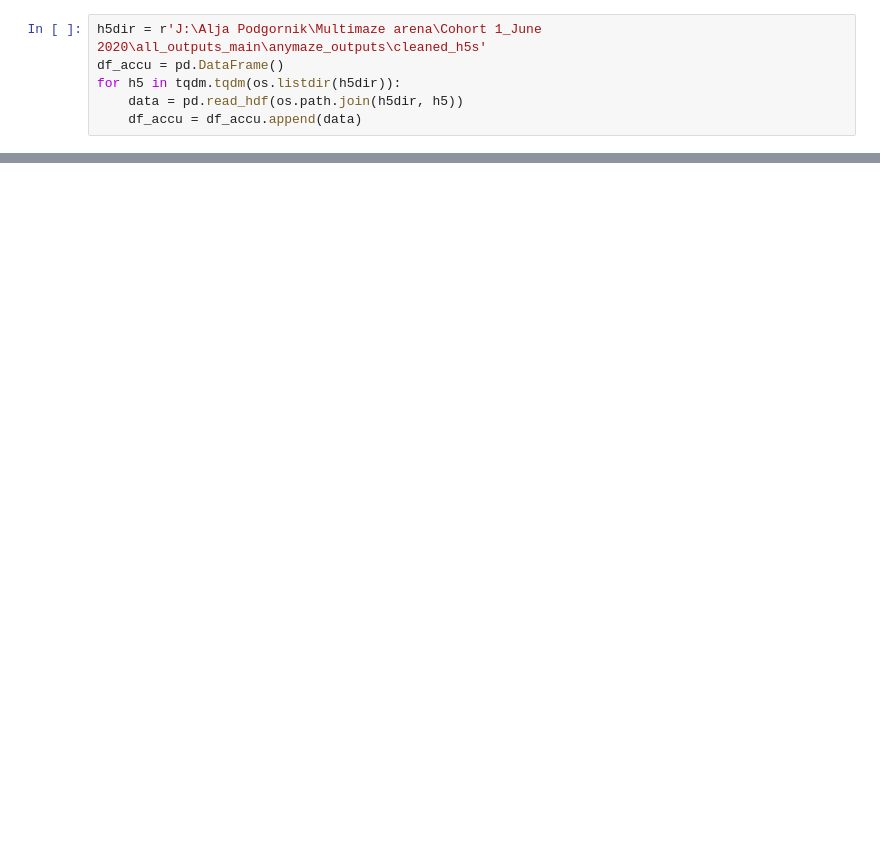
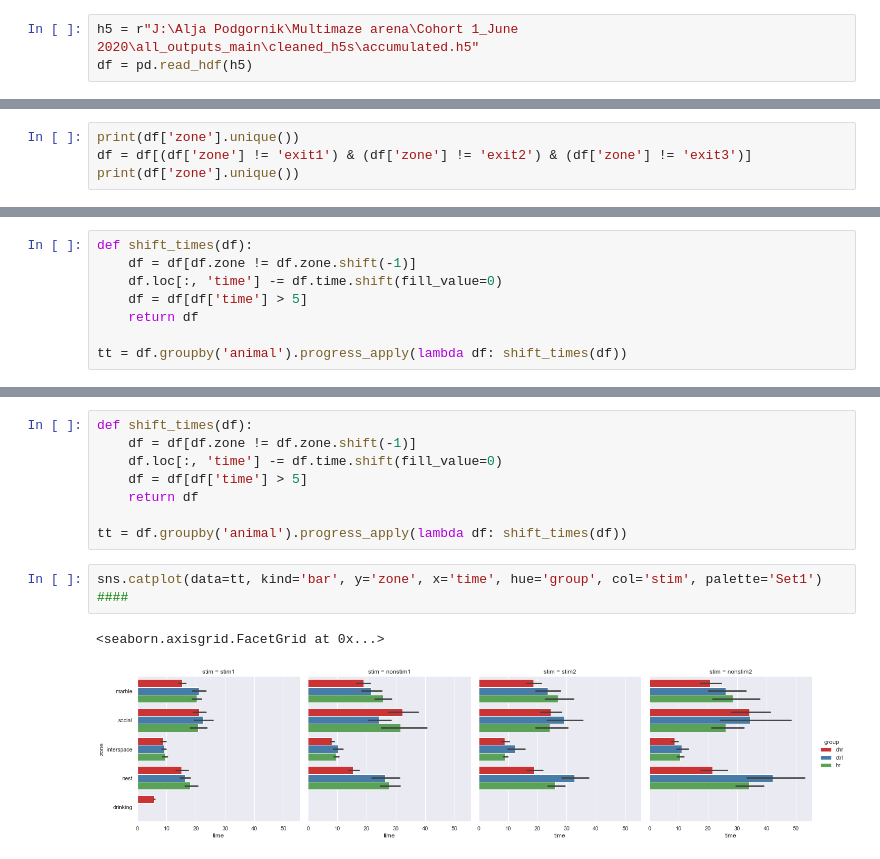
Before and after one commit to Gogolla-Lab/eMotion, a Jupyter notebook: analysis/cleaned_anymaze_like_output_analysis.ipynb, the cells around one changed output, grey strips where cells are left out. Drawn from its saved outputs; the diff is of its cells as text; blank space fills up the shorter version.

```diff
--- a/analysis/cleaned_anymaze_like_output_analysis.ipynb
+++ b/analysis/cleaned_anymaze_like_output_analysis.ipynb
@@ -13,6 +14,3 @@ sns.set()
 # %%
-h5dir = r'J:\Alja Podgornik\Multimaze arena\Cohort 1_June 2020\all_outputs_main\anymaze_outputs\cleaned_h5s'
-df_accu = pd.DataFrame()
-for h5 in tqdm.tqdm(os.listdir(h5dir)):
-    data = pd.read_hdf(os.path.join(h5dir, h5))
-    df_accu = df_accu.append(data)
+h5 = r"J:\Alja Podgornik\Multimaze arena\Cohort 1_June 2020\all_outputs_main\cleaned_h5s\accumulated.h5"
+df = pd.read_hdf(h5)
@@ -22,0 +17,4 @@ print(df_accu['zone'].unique())
+# %%
+print(df['zone'].unique())
+df = df[(df['zone'] != 'exit1') & (df['zone'] != 'exit2') & (df['zone'] != 'exit3')]
+print(df['zone'].unique())
@@ -22,0 +32,8 @@ print(df_accu['zone'].unique())
+# %%
+def shift_times(df):
+    df = df[df.zone != df.zone.shift(-1)]
+    df.loc[:, 'time'] -= df.time.shift(fill_value=0)
+    df = df[df['time'] > 5]
+    return df
+
+tt = df.groupby('animal').progress_apply(lambda df: shift_times(df))
@@ -22,0 +55,13 @@ print(df_accu['zone'].unique())
+# %%
+def shift_times(df):
+    df = df[df.zone != df.zone.shift(-1)]
+    df.loc[:, 'time'] -= df.time.shift(fill_value=0)
+    df = df[df['time'] > 5]
+    return df
+
+tt = df.groupby('animal').progress_apply(lambda df: shift_times(df))
+# %%
+sns.catplot(data=tt, kind='bar', y='zone', x='time', hue='group', col='stim', palette='Set1') ####
+# %% [output]
+<seaborn.axisgrid.FacetGrid at 0x...>
+[figure, added]
```
Also changed, not shown: parts of 10 cells of this notebook.
